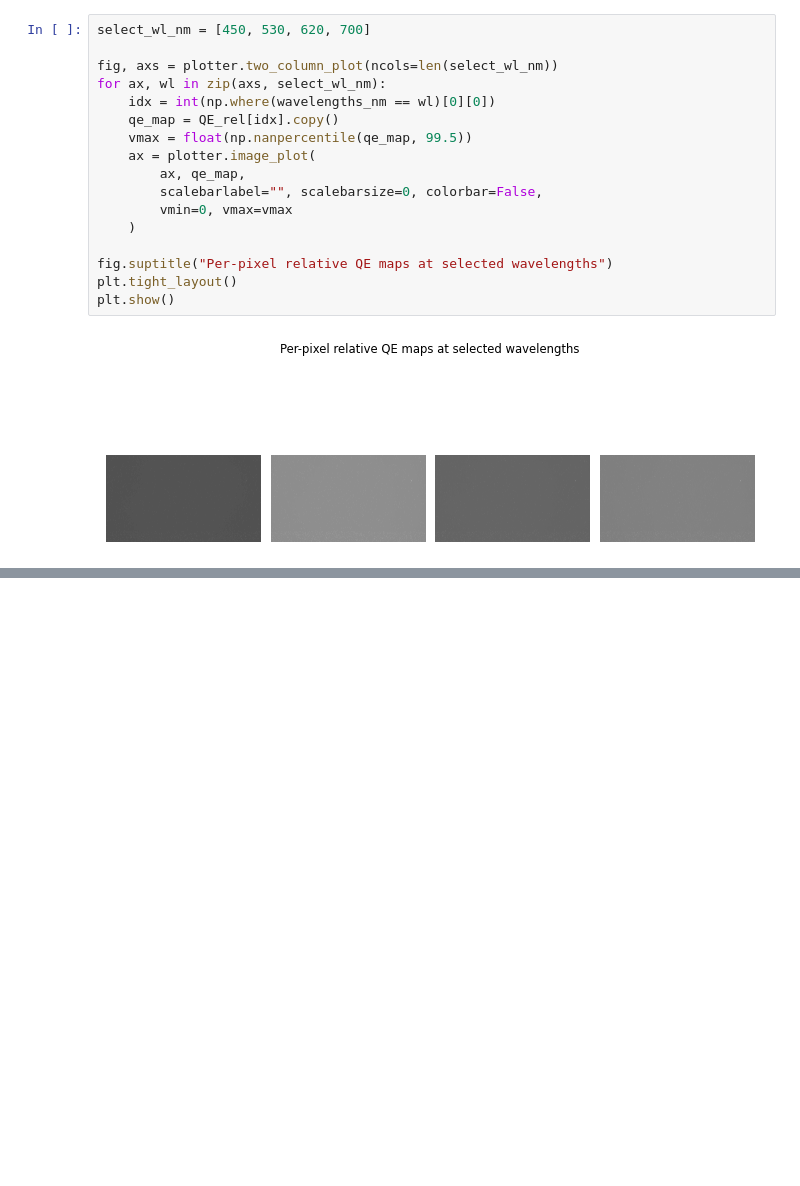
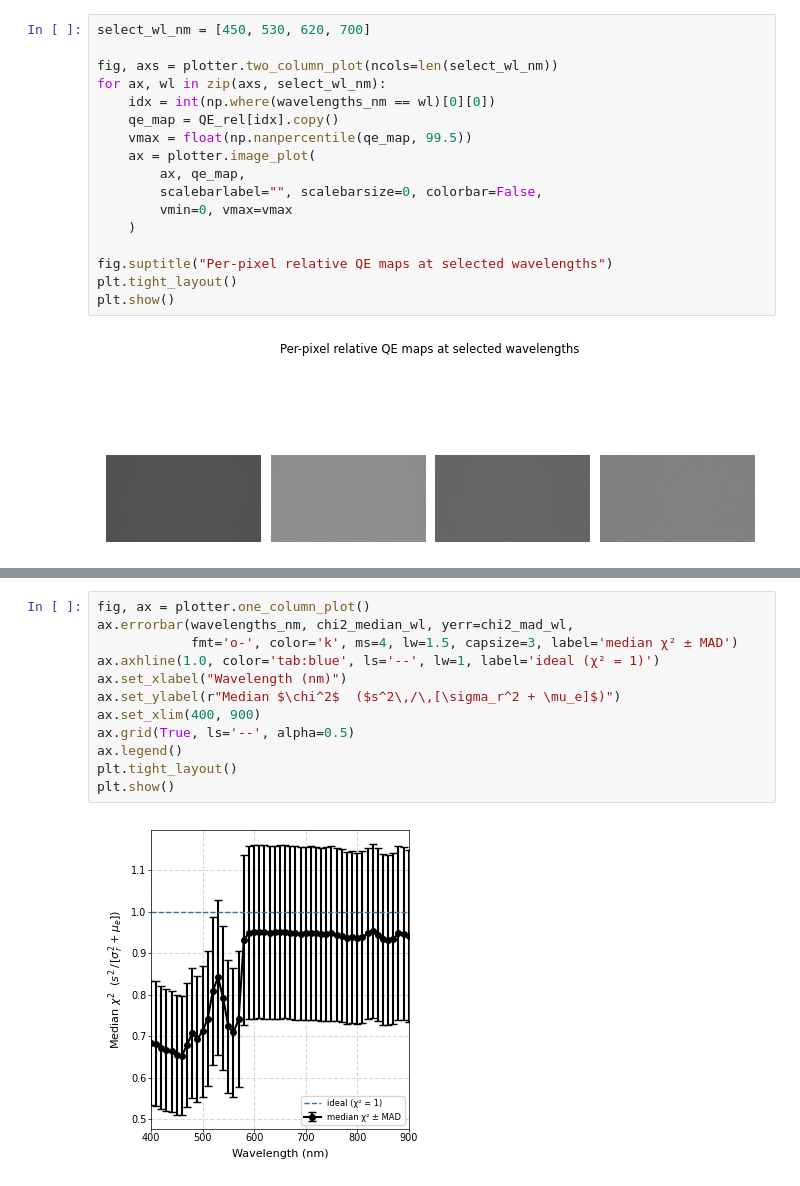
Before and after one commit to JBeckwith/pyS3M, a Jupyter notebook: notebooks/calibration/sCMOS_QE_Calibration_ZWO.ipynb, the cells around one changed output, grey strips where cells are left out. Drawn from its saved outputs; the diff is of its cells as text; blank space fills up the shorter version.

```diff
--- a/notebooks/calibration/sCMOS_QE_Calibration_ZWO.ipynb
+++ b/notebooks/calibration/sCMOS_QE_Calibration_ZWO.ipynb
@@ -493,0 +551,14 @@ plt.show()
+# %%
+fig, ax = plotter.one_column_plot()
+ax.errorbar(wavelengths_nm, chi2_median_wl, yerr=chi2_mad_wl,
+            fmt='o-', color='k', ms=4, lw=1.5, capsize=3, label='median χ² ± MAD')
+ax.axhline(1.0, color='tab:blue', ls='--', lw=1, label='ideal (χ² = 1)')
+ax.set_xlabel("Wavelength (nm)")
+ax.set_ylabel(r"Median $\chi^2$  ($s^2\,/\,[\sigma_r^2 + \mu_e]$)")
+ax.set_xlim(400, 900)
+ax.grid(True, ls='--', alpha=0.5)
+ax.legend()
+plt.tight_layout()
+plt.show()
+# %% [output]
+[figure, added]
```
Also changed, not shown: parts of 21 cells of this notebook, 6 other files.
